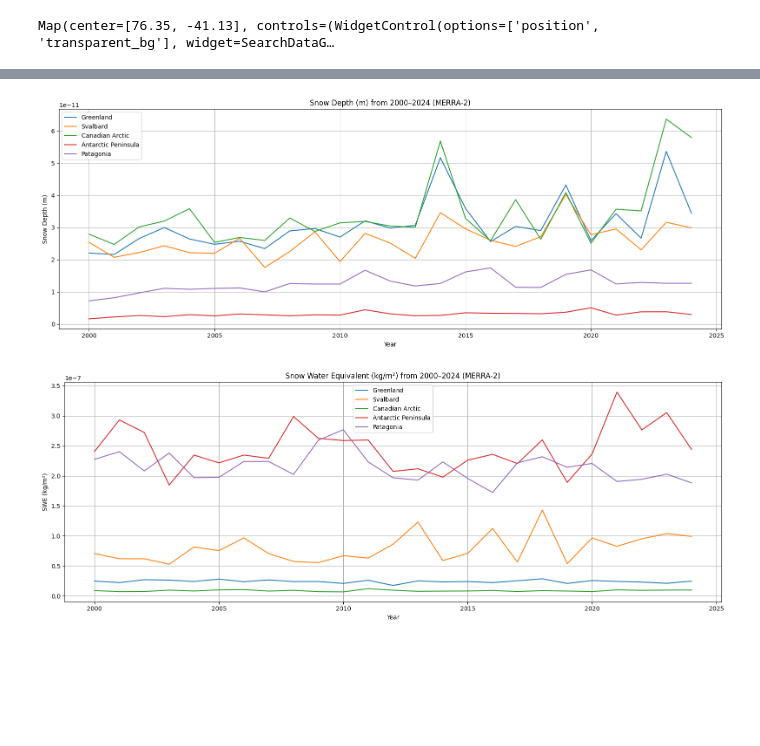
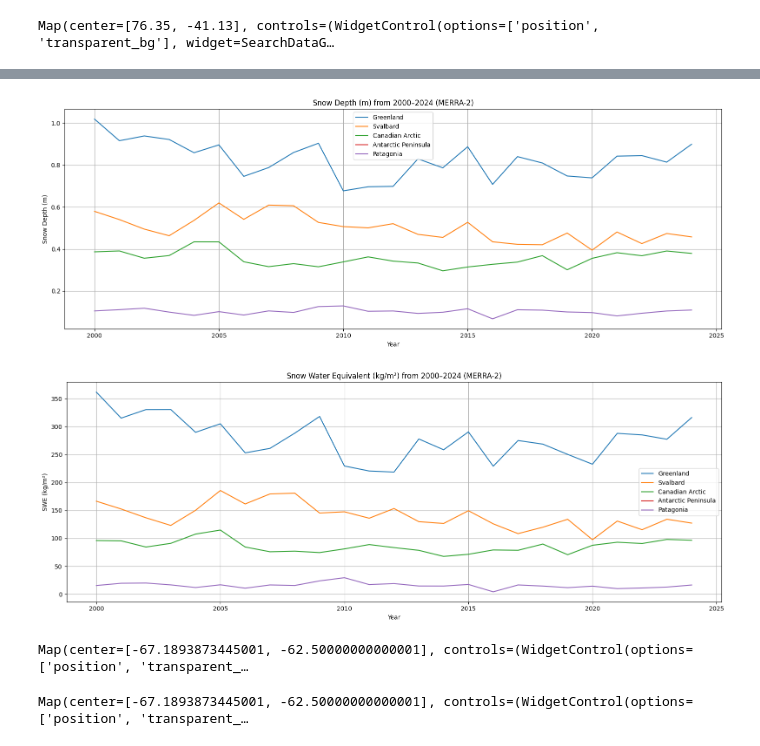
Before and after one commit to JhaAkansha/SnowCapMeltAnalysis, a Jupyter notebook: RS_OEA.ipynb, the cells around one changed output, grey strips where cells are left out. Saved outputs shown, nothing was run; the diff lists cells and outputs as text; code cells hidden in the pictures; blank space fills up the shorter version.

```diff
--- a/RS_OEA.ipynb
+++ b/RS_OEA.ipynb
@@ -675,10 +525,4 @@ print(df)
 # %%
-import ee
-import pandas as pd
-import matplotlib.pyplot as plt
-from tqdm import tqdm
-
-# Define regions
 regions = {
     'Greenland': ee.Geometry.Polygon([[[-52, 60], [-52, 80], [-30, 80], [-30, 60], [-52, 60]]]),
     'Svalbard': ee.Geometry.Polygon([[[10, 76], [10, 82], [35, 82], [35, 76], [10, 76]]]),
@@ -694,10 +538,9 @@ for year in tqdm(years, desc="Processing MERRA-2 data"):
     start_date = f'{year}-01-01'
     end_date = f'{year}-12-31'
 
-    # Load MERRA-2
-    merra = ee.ImageCollection('NASA/GSFC/MERRA/aer/2') \
+    merra = ee.ImageCollection('NASA/GSFC/MERRA/lnd/2') \
         .filterDate(start_date, end_date) \
-        .select(['BCSMASS', 'DMSCMASS']) \
+        .select(['SNODP','SNOMAS']) \
         .mean()
 
     for region_name, geom in regions.items():
@@ -712,19 +555,17 @@ for year in tqdm(years, desc="Processing MERRA-2 data"):
             data.append({
                 'Year': year,
                 'Region': region_name,
-                'SnowDepth_m': stats.get('BCSMASS'),
-                'SWE_kg_per_m2': stats.get('DMSCMASS')
+                'SnowDepth_m': stats.get('SNODP'),
+                'SWE_kg_per_m2': stats.get('SNOMAS')
             })
 
         except Exception as e:
-            print(f"⚠️ Failed for {region_name} in {year}: {e}")
+            print(f"Failed for {region_name} in {year}: {e}")
             data.append({
                 'Year': year,
                 'Region': region_name,
                 'SnowDepth_m': None,
                 'SWE_kg_per_m2': None
             })
-
-# Build DataFrame
 merra_df = pd.DataFrame(data)
 # %% [output]
@@ -750,31 +601,31 @@ print(merra_df)
 # %%
 # Plotting Snow Depth
 plt.figure(figsize=(16, 6))
 for region in merra_df['Region'].unique():
-    region_df = merra_df[merra_df['Region'] == region]
-    plt.plot(region_df['Year'], region_df['SnowDepth_m'], label=region)
+    region_df_sd = merra_df[merra_df['Region'] == region]
+    plt.plot(region_df_sd['Year'], region_df_sd['SnowDepth_m'], label=region)
 
 plt.title("Snow Depth (m) from 2000–2024 (MERRA-2)")
 plt.xlabel("Year")
 plt.ylabel("Snow Depth (m)")
 plt.legend()
 plt.grid(True)
 plt.tight_layout()
 plt.show()
 
 # Plotting SWE
 plt.figure(figsize=(16, 6))
 for region in merra_df['Region'].unique():
-    region_df = merra_df[merra_df['Region'] == region]
-    plt.plot(region_df['Year'], region_df['SWE_kg_per_m2'], label=region)
+    region_df_swe = merra_df[merra_df['Region'] == region]
+    plt.plot(region_df_swe['Year'], region_df_swe['SWE_kg_per_m2'], label=region)
 
 plt.title("Snow Water Equivalent (kg/m²) from 2000–2024 (MERRA-2)")
 plt.xlabel("Year")
 plt.ylabel("SWE (kg/m²)")
 plt.legend()
 plt.grid(True)
 plt.tight_layout()
 plt.show()
 # %% [output]
-[figure, old version]
+[figure, new version]
-[figure, old version]
+[figure, new version]
@@ -780,0 +635,18 @@ plt.show()
+# %%
+NewMap = geemap.Map(basemap=geemap.basemaps['OpenStreetMap'])
+NewMap.addLayer(merra, {'bands': 'SNODP', 'min': 0, 'max': 2}, 'Snow Depth')
+NewMap.addLayer(regions['Antarctic Peninsula'], {}, 'Antarctic Peninsula')
+NewMap.centerObject(regions['Antarctic Peninsula'], 4)
+NewMap
+# %% [output]
+Map(center=[-67.1893873445001, -62.50000000000001], controls=(WidgetControl(options=['position', 'transparent_…
+# %%
+# This cell is not up-to-date
+GLDASMap = geemap.Map(basemap=geemap.basemaps['OpenStreetMap'])
+GLDASMap.addLayer(gldas, {'bands': 'SnowDepth_inst', 'min': 0, 'max': 2}, 'Snow Depth')
+GLDASMap.addLayer(gldas,{'bands':'SWE_inst', 'min':0, 'max':2}, 'SWE')
+GLDASMap.addLayer(regions['Antarctic Peninsula'], {}, 'Antarctic Peninsula')
+GLDASMap.centerObject(regions['Antarctic Peninsula'], 4)
+display(GLDASMap)
+# %% [output]
+Map(center=[-67.1893873445001, -62.50000000000001], controls=(WidgetControl(options=['position', 'transparent_…
```
Also changed, not shown: parts of 30 cells of this notebook.
